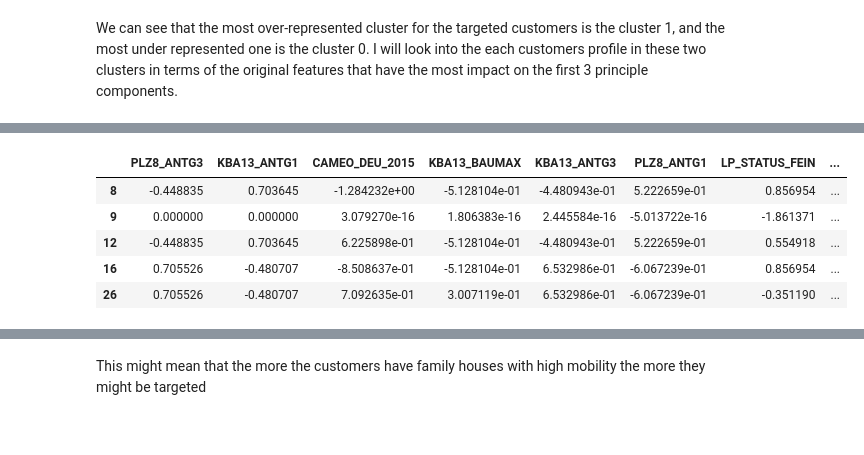
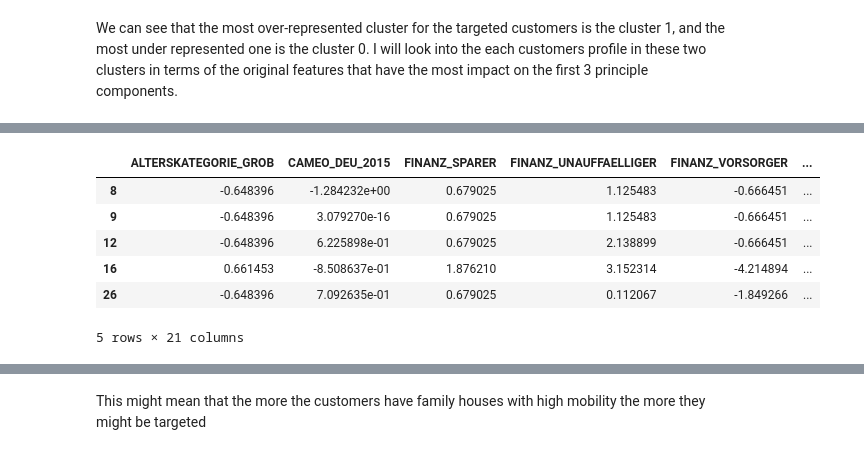
Before and after one commit to Ailihamu/Capstone-Arvato-Project, a Jupyter notebook: Arvato Project Workbook.ipynb, the cells around one changed output, grey strips where cells are left out. Saved outputs shown, nothing was run; the diff lists cells and outputs as text; code cells hidden in the pictures.

```diff
--- a/Arvato Project Workbook.ipynb
+++ b/Arvato Project Workbook.ipynb
@@ -645,3 +645,10 @@ top5_negative_features_in_third_component # the top 5 features with negative wei
  'CJT_TYP_4': -0.1869486997852047,
  'ALTERSKATEGORIE_GROB': -0.18489438168437258,
  'CJT_TYP_3': -0.1833209928933272}
+# %%
+# Chcking the meanings of some features
+features_for_check = list(set(list(top5_positive_features_in_first_component.keys()) + list(top5_negative_features_in_first_component.keys())
+                              + list(top5_positive_features_in_second_component.keys()) + list(top5_negative_features_in_second_component.keys())
+                              + list(top5_positive_features_in_third_component.keys()) + list(top5_negative_features_in_third_component.keys())))
+top_components_features = df_val[df_val['Attribute'].isin(features_for_check)].groupby(['Attribute', 'Description']).count().iloc[:, :0].reset_index()
+top_components_features
@@ -787,0 +804,3 @@ print(len(features_for_check)) # there are 30 features to inspect
+# %%
+features_for_explore = top_components_features['Attribute']
+len(features_for_explore)
@@ -800,15 +822,16 @@ top_features_cluster_1.head()
 # %%
 # Selected features of the customers in cluster 0
 customers_cluster_0 = customer_in_cluster(0)
-top_features_cluster_0 = customers_cluster_0[features_for_check]
+top_features_cluster_0 = customers_cluster_0[features_for_explore]
 top_features_cluster_0.head()
 # %% [output]
-|  | PLZ8_ANTG3 | KBA13_ANTG1 | CAMEO_DEU_2015 | KBA13_BAUMAX | KBA13_ANTG3 | PLZ8_ANTG1 | LP_STATUS_FEIN | ... |
-| 8 | -0.448835 | 0.703645 | -1.284232e+00 | -5.128104e-01 | -4.480943e-01 | 5.222659e-01 | 0.856954 | ... |
-| 9 | 0.000000 | 0.000000 | 3.079270e-16 | 1.806383e-16 | 2.445584e-16 | -5.013722e-16 | -1.861371 | ... |
-| 12 | -0.448835 | 0.703645 | 6.225898e-01 | -5.128104e-01 | -4.480943e-01 | 5.222659e-01 | 0.554918 | ... |
-| 16 | 0.705526 | -0.480707 | -8.508637e-01 | -5.128104e-01 | 6.532986e-01 | -6.067239e-01 | 0.856954 | ... |
-| 26 | 0.705526 | -0.480707 | 7.092635e-01 | 3.007119e-01 | 6.532986e-01 | -6.067239e-01 | -0.351190 | ... |
+|  | ALTERSKATEGORIE_GROB | CAMEO_DEU_2015 | FINANZ_SPARER | FINANZ_UNAUFFAELLIGER | FINANZ_VORSORGER | ... |
+| 8 | -0.648396 | -1.284232e+00 | 0.679025 | 1.125483 | -0.666451 | ... |
+| 9 | -0.648396 | 3.079270e-16 | 0.679025 | 1.125483 | -0.666451 | ... |
+| 12 | -0.648396 | 6.225898e-01 | 0.679025 | 2.138899 | -0.666451 | ... |
+| 16 | 0.661453 | -8.508637e-01 | 1.876210 | 3.152314 | -4.214894 | ... |
+| 26 | -0.648396 | 7.092635e-01 | 0.679025 | 0.112067 | -1.849266 | ... |
+5 rows × 21 columns
 # %%
 # find the diffenrece in features in terms of over and under representation customer clusters
 over_under_rep = pd.DataFrame({'mean_over_rep':top_features_cluster_1.mean(), 'mean_under_rep':top_features_cluster_0.mean()})
```
Also changed, not shown: parts of 9 cells of this notebook.
